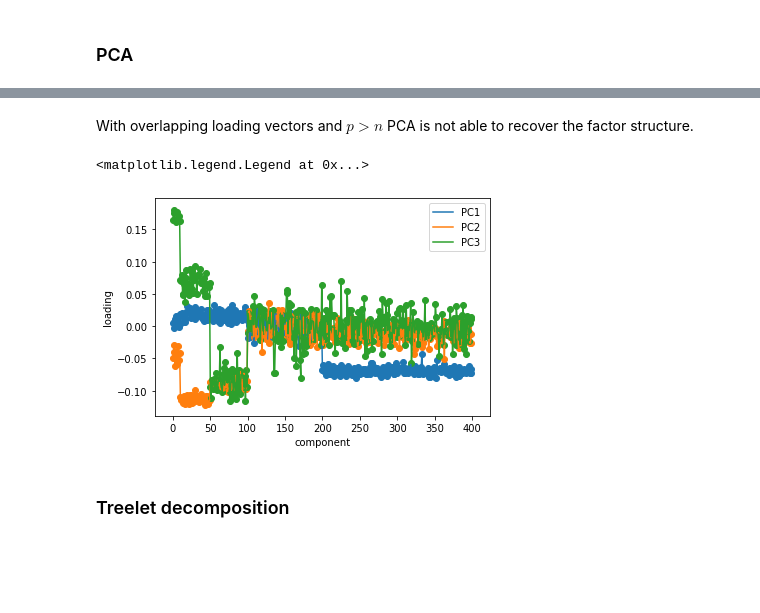
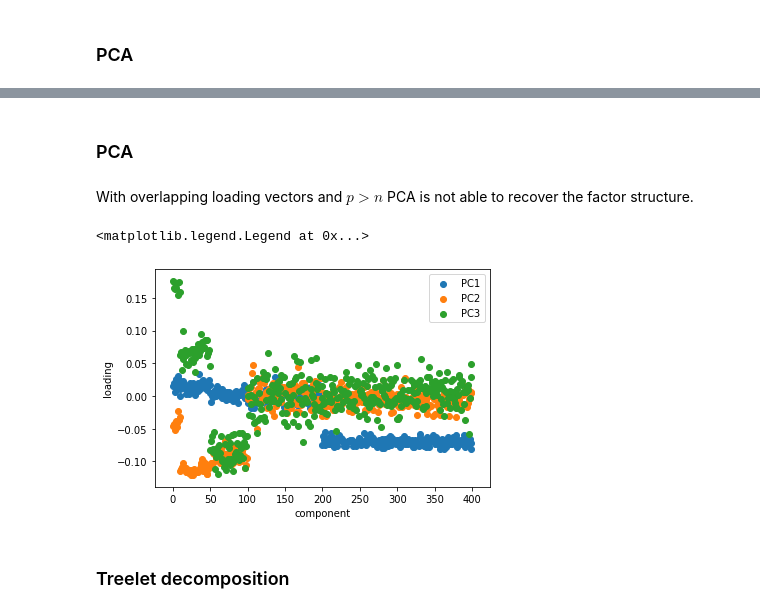
Before and after one commit to Shakeel95/Dimension-Reduction-Trees, a Jupyter notebook: prototypes/3-linear-mixture-model.ipynb, the cells around one changed output, grey strips where cells are left out. Saved outputs shown, nothing was run; the diff lists cells and outputs as text; code cells hidden in the pictures; blank space fills up the shorter version.

```diff
--- a/prototypes/3-linear-mixture-model.ipynb
+++ b/prototypes/3-linear-mixture-model.ipynb
@@ -288,0 +338,12 @@ plt.matshow(np.cov(X, rowvar = False))
+# %%
+X = model.Bair_et_al(V = np.array([np.concatenate((np.repeat(1,50),np.repeat(0,350))),
+                                   np.concatenate((np.repeat(0,10),np.repeat(1,90),np.repeat(0,300))),
+                                   np.concatenate((np.repeat(0,200),np.repeat(1,200)))]).transpose(),
+                         sigma = .5,
+                         n = 100)
+# %%
+scaler = StandardScaler()
+scaler.fit(X)
+X = scaler.transform(X)
+
+pd.DataFrame(X).to_csv("../data/3_overlapping_vectors_high_dim.csv", index = False)
@@ -289,21 +357,22 @@ plt.matshow(np.cov(X, rowvar = False))
+# %% [markdown]
+### PCA
 # %% [markdown]
 With overlapping loading vectors and $p>n$ PCA is not able to recover the factor structure.
 # %%
 pca = PCA(n_components=3)
 pca.fit(X)
 loadings = pca.components_.T
 
 p,l = loadings.shape
 for l in range(l):
-    plt.scatter(np.arange(p),loadings[:,l])
-    plt.plot(np.arange(p),loadings[:,l], label = "PC" + str(l+1))
+    plt.scatter(np.arange(p),loadings[:,l], label = "PC" + str(l+1))
 
 plt.xlabel("component")
 plt.ylabel("loading")
 plt.legend()
 # %% [output]
 <matplotlib.legend.Legend at 0x...>
-[figure, old version]
+[figure, new version]
 # %% [markdown]
 ### Treelet decomposition
 # %% [markdown]
```
Also changed, not shown: parts of 31 cells of this notebook, 5 other files.
